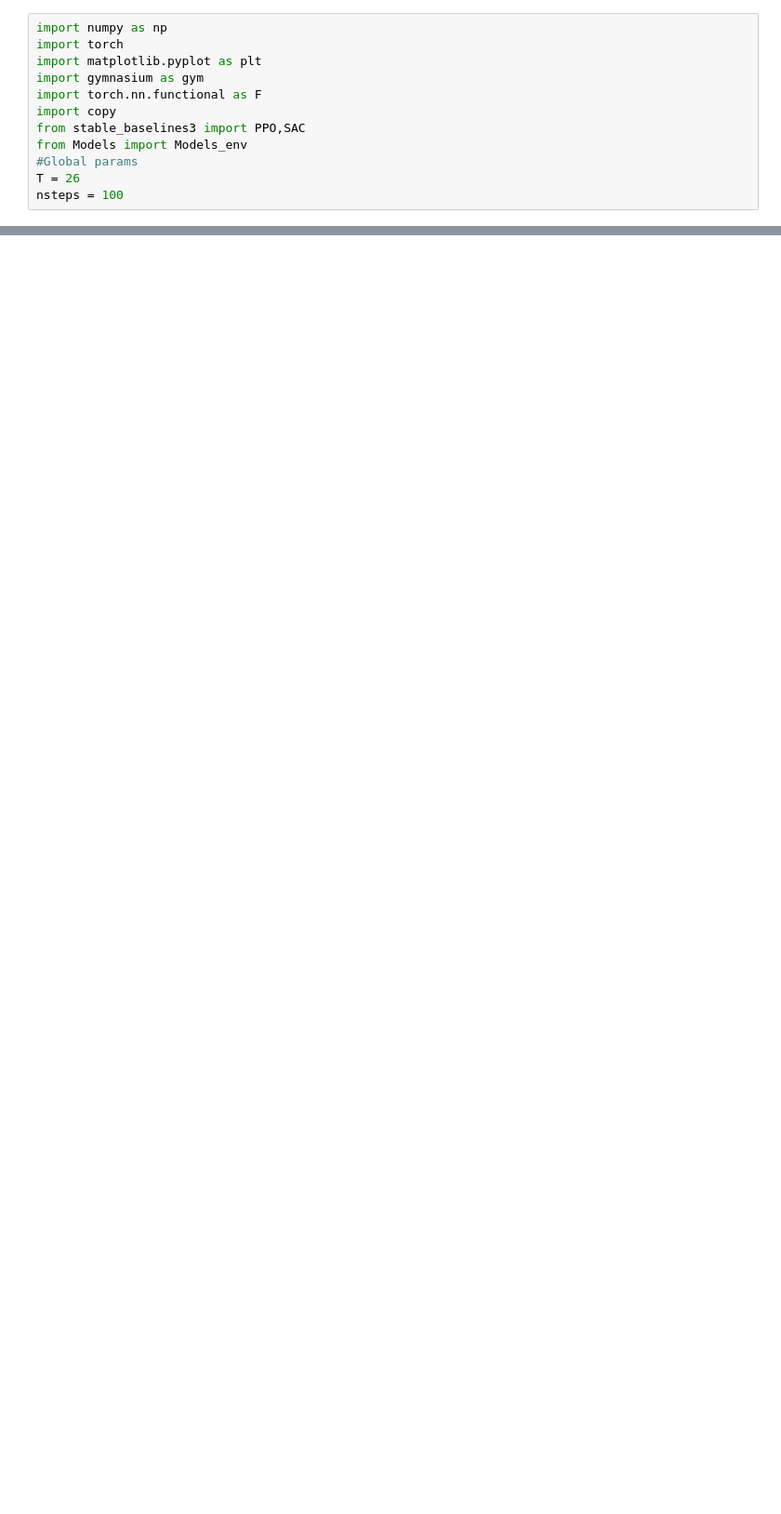
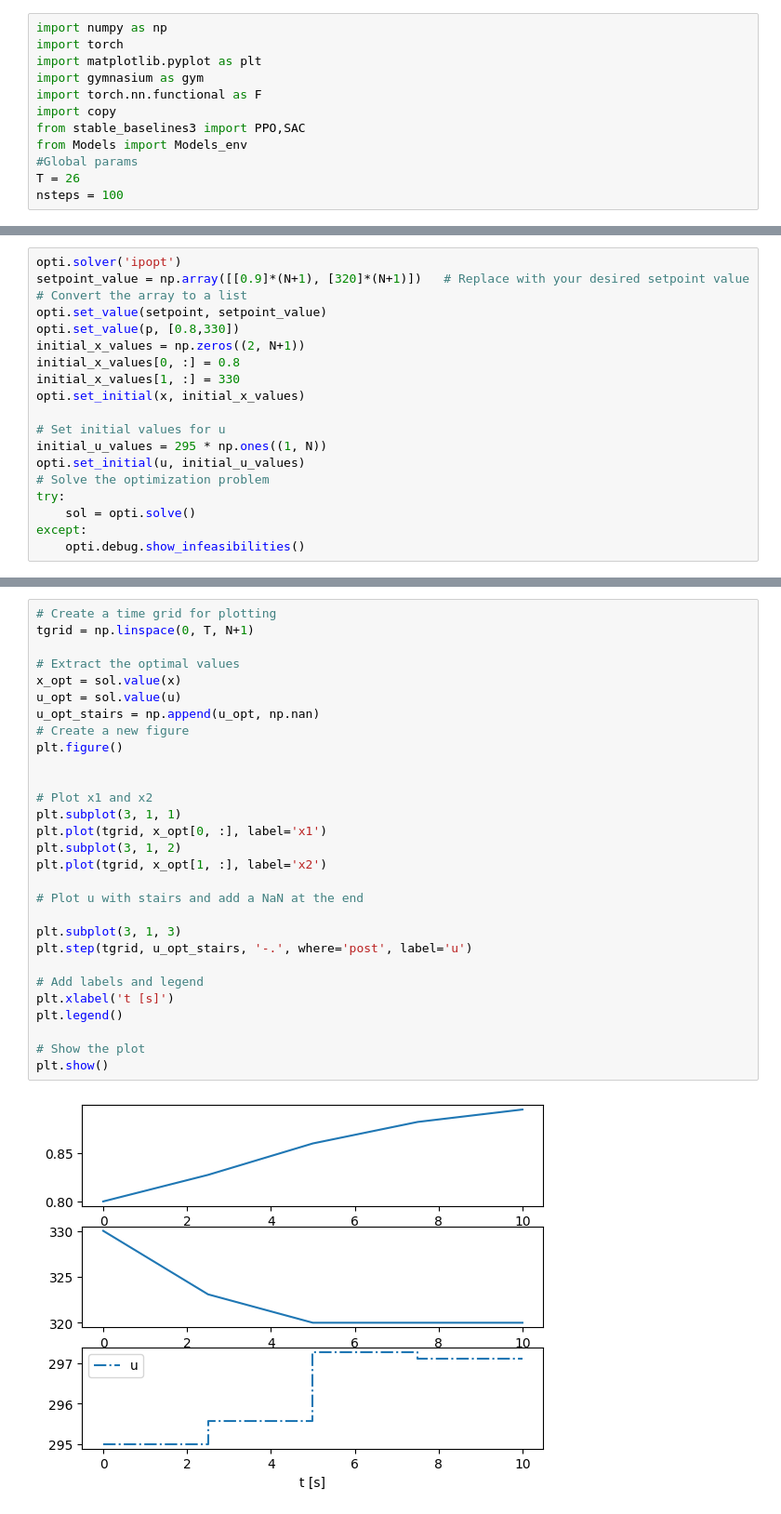
Before and after one commit to MaximilianB2/pc-gym, a Jupyter notebook: pc-gym/oracle_test.ipynb, the cells around one changed output, grey strips where cells are left out. Shown at 93% size. Cells and saved outputs as stored; diff of their text form; blank space fills up the shorter version.

```diff
--- a/pc-gym/oracle_test.ipynb
+++ b/pc-gym/oracle_test.ipynb
@@ -82,0 +157,19 @@ Failed to create nlp_grad_f:[x, p]->[f, grad:f:x] with {}:
+# %%
+opti.solver('ipopt')
+setpoint_value = np.array([[0.9]*(N+1), [320]*(N+1)])   # Replace with your desired setpoint value
+# Convert the array to a list
+opti.set_value(setpoint, setpoint_value)
+opti.set_value(p, [0.8,330])
+initial_x_values = np.zeros((2, N+1))
+initial_x_values[0, :] = 0.8
+initial_x_values[1, :] = 330
+opti.set_initial(x, initial_x_values)
+
+# Set initial values for u
+initial_u_values = 295 * np.ones((1, N))
+opti.set_initial(u, initial_u_values)
+# Solve the optimization problem
+try:
+    sol = opti.solve()
+except:
+    opti.debug.show_infeasibilities()
@@ -82,0 +194,31 @@ Failed to create nlp_grad_f:[x, p]->[f, grad:f:x] with {}:
+# %%
+# Create a time grid for plotting
+tgrid = np.linspace(0, T, N+1)
+
+# Extract the optimal values
+x_opt = sol.value(x)
+u_opt = sol.value(u)
+u_opt_stairs = np.append(u_opt, np.nan)
+# Create a new figure
+plt.figure()
+
+
+# Plot x1 and x2
+plt.subplot(3, 1, 1)
+plt.plot(tgrid, x_opt[0, :], label='x1')
+plt.subplot(3, 1, 2)
+plt.plot(tgrid, x_opt[1, :], label='x2')
+
+# Plot u with stairs and add a NaN at the end
+
+plt.subplot(3, 1, 3)
+plt.step(tgrid, u_opt_stairs, '-.', where='post', label='u')
+
+# Add labels and legend
+plt.xlabel('t [s]')
+plt.legend()
+
+# Show the plot
+plt.show()
+# %% [output]
+[figure, added]
```
Also changed, not shown: parts of 22 cells of this notebook, 2 other files.
